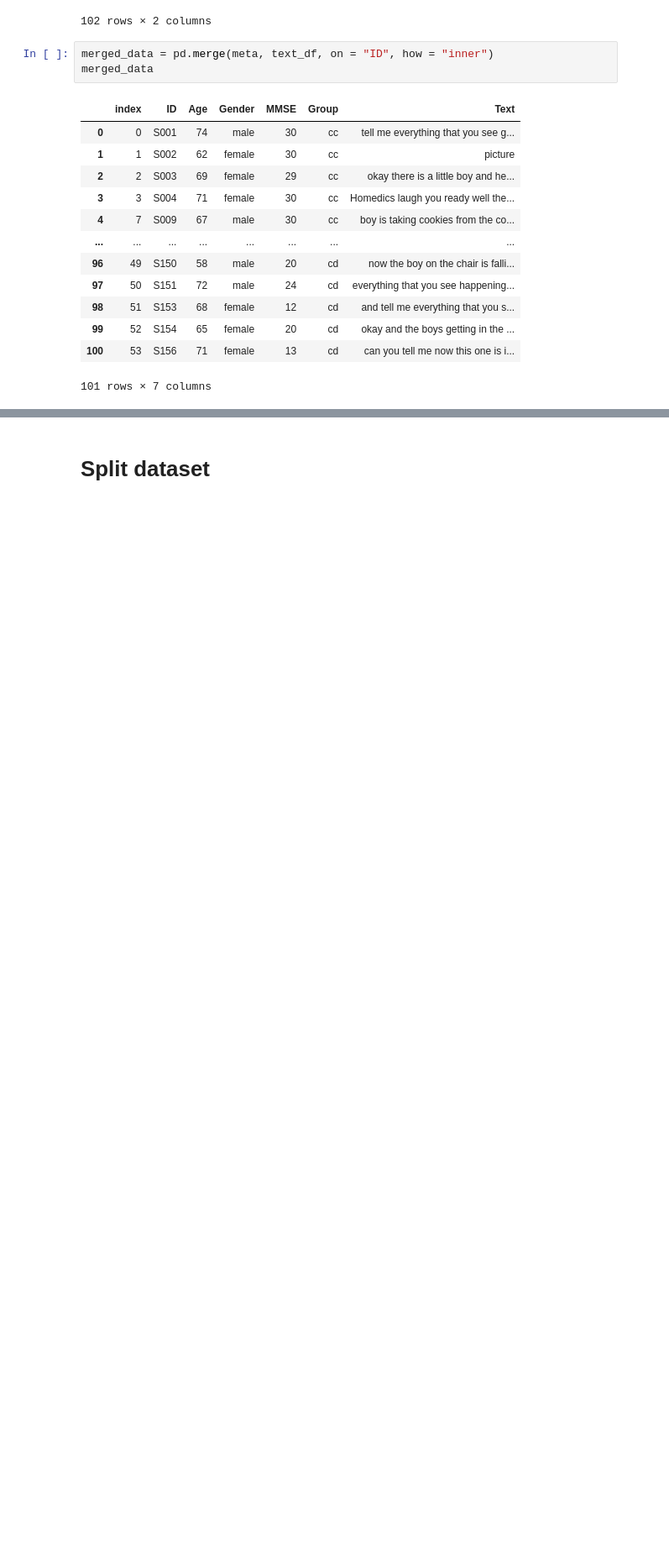
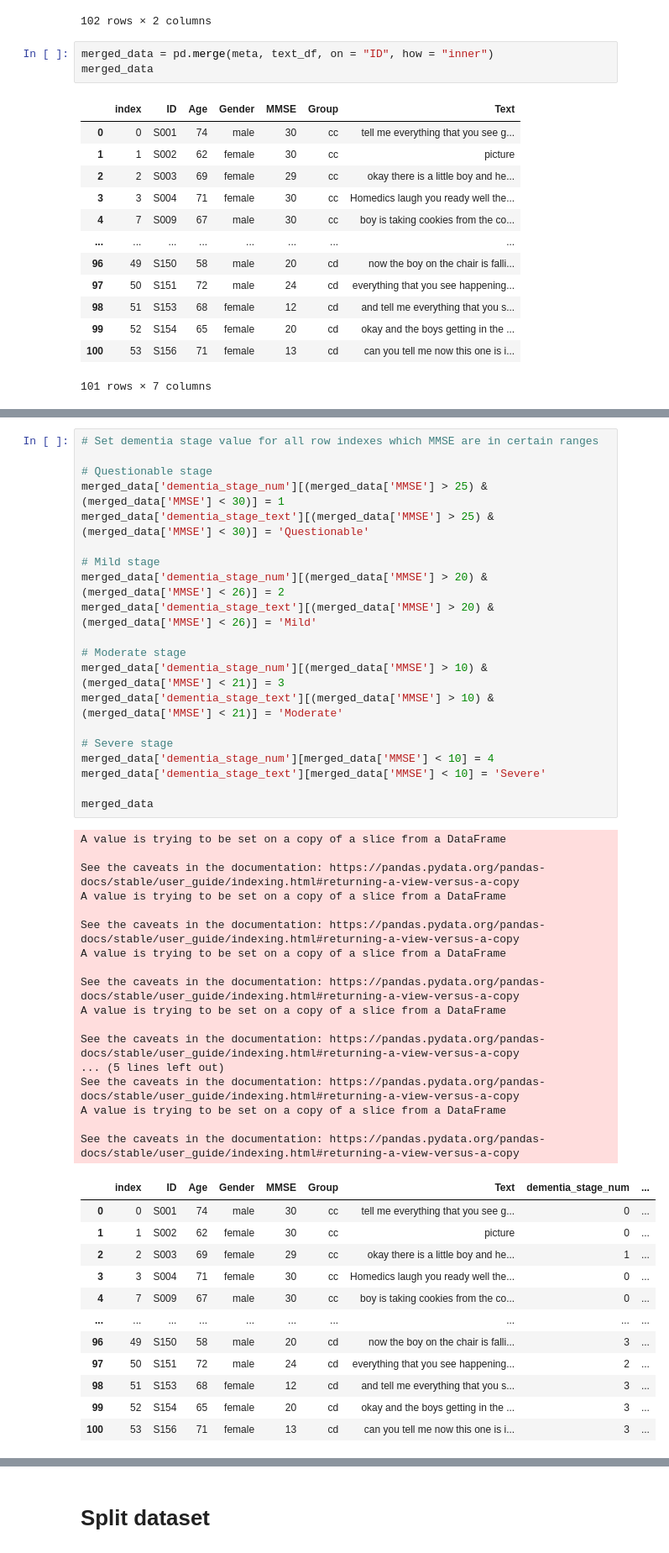
Before and after one commit to W210-SP21-Capstone-Dementia/model, a Jupyter notebook: 2-Speech-to-text.ipynb, the cells around one changed output, grey strips where cells are left out. Shown at 84% size. Saved outputs shown, nothing was run; the diff lists cells and outputs as text; blank space fills up the shorter version.

```diff
--- a/2-Speech-to-text.ipynb
+++ b/2-Speech-to-text.ipynb
@@ -276,0 +291,50 @@ merged_data
+# %%
+# Set dementia stage value for all row indexes which MMSE are in certain ranges
+
+# Questionable stage
+merged_data['dementia_stage_num'][(merged_data['MMSE'] > 25) & (merged_data['MMSE'] < 30)] = 1
+merged_data['dementia_stage_text'][(merged_data['MMSE'] > 25) & (merged_data['MMSE'] < 30)] = 'Questionable'
+
+# Mild stage
+merged_data['dementia_stage_num'][(merged_data['MMSE'] > 20) & (merged_data['MMSE'] < 26)] = 2
+merged_data['dementia_stage_text'][(merged_data['MMSE'] > 20) & (merged_data['MMSE'] < 26)] = 'Mild'
+
+# Moderate stage
+merged_data['dementia_stage_num'][(merged_data['MMSE'] > 10) & (merged_data['MMSE'] < 21)] = 3
+merged_data['dementia_stage_text'][(merged_data['MMSE'] > 10) & (merged_data['MMSE'] < 21)] = 'Moderate'
+
+# Severe stage
+merged_data['dementia_stage_num'][merged_data['MMSE'] < 10] = 4
+merged_data['dementia_stage_text'][merged_data['MMSE'] < 10] = 'Severe'
+
+merged_data
+# %% [output]
+A value is trying to be set on a copy of a slice from a DataFrame
+
+See the caveats in the documentation: https://pandas.pydata.org/pandas-docs/stable/user_guide/indexing.html#returning-a-view-versus-a-copy
+A value is trying to be set on a copy of a slice from a DataFrame
+
+See the caveats in the documentation: https://pandas.pydata.org/pandas-docs/stable/user_guide/indexing.html#returning-a-view-versus-a-copy
+A value is trying to be set on a copy of a slice from a DataFrame
+
+See the caveats in the documentation: https://pandas.pydata.org/pandas-docs/stable/user_guide/indexing.html#returning-a-view-versus-a-copy
+A value is trying to be set on a copy of a slice from a DataFrame
+
+See the caveats in the documentation: https://pandas.pydata.org/pandas-docs/stable/user_guide/indexing.html#returning-a-view-versus-a-copy
+... (5 lines left out)
+See the caveats in the documentation: https://pandas.pydata.org/pandas-docs/stable/user_guide/indexing.html#returning-a-view-versus-a-copy
+A value is trying to be set on a copy of a slice from a DataFrame
+
+See the caveats in the documentation: https://pandas.pydata.org/pandas-docs/stable/user_guide/indexing.html#returning-a-view-versus-a-copy
+|  | index | ID | Age | Gender | MMSE | Group | Text | dementia_stage_num | ... |
+| 0 | 0 | S001 | 74 | male | 30 | cc | tell me everything that you see g... | 0 | ... |
+| 1 | 1 | S002 | 62 | female | 30 | cc | picture | 0 | ... |
+| 2 | 2 | S003 | 69 | female | 29 | cc | okay there is a little boy and he... | 1 | ... |
+| 3 | 3 | S004 | 71 | female | 30 | cc | Homedics laugh you ready well the... | 0 | ... |
+| 4 | 7 | S009 | 67 | male | 30 | cc | boy is taking cookies from the co... | 0 | ... |
+| ... | ... | ... | ... | ... | ... | ... | ... | ... | ... |
+| 96 | 49 | S150 | 58 | male | 20 | cd | now the boy on the chair is falli... | 3 | ... |
+| 97 | 50 | S151 | 72 | male | 24 | cd | everything that you see happening... | 2 | ... |
+| 98 | 51 | S153 | 68 | female | 12 | cd | and tell me everything that you s... | 3 | ... |
+| 99 | 52 | S154 | 65 | female | 20 | cd | okay and the boys getting in the ... | 3 | ... |
+| 100 | 53 | S156 | 71 | female | 13 | cd | can you tell me now this one is i... | 3 | ... |
```
Also changed, not shown: parts of 12 cells of this notebook.
